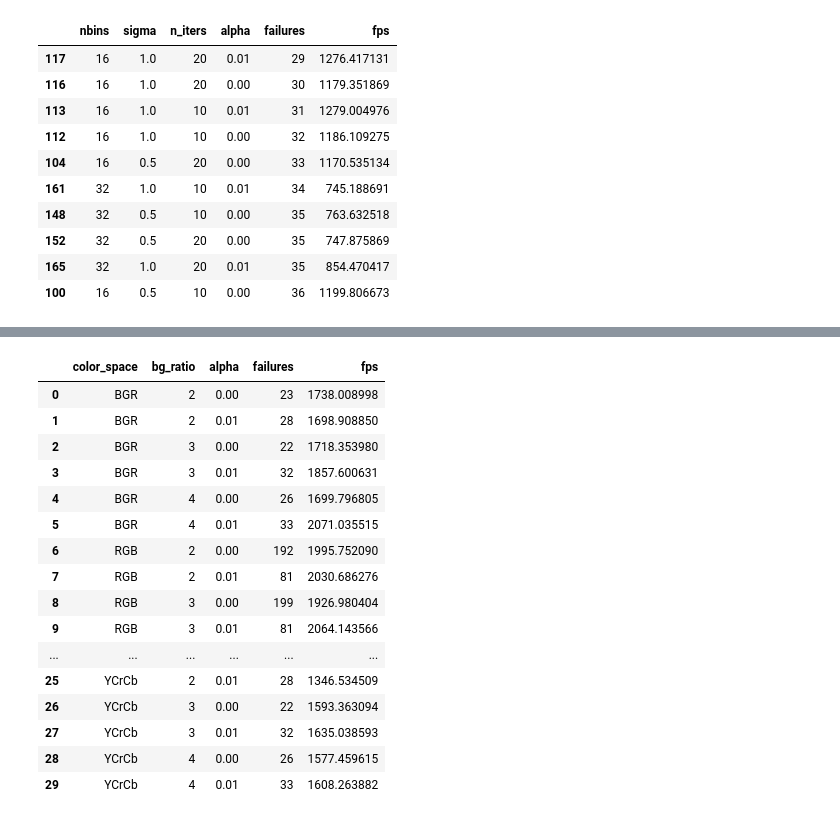
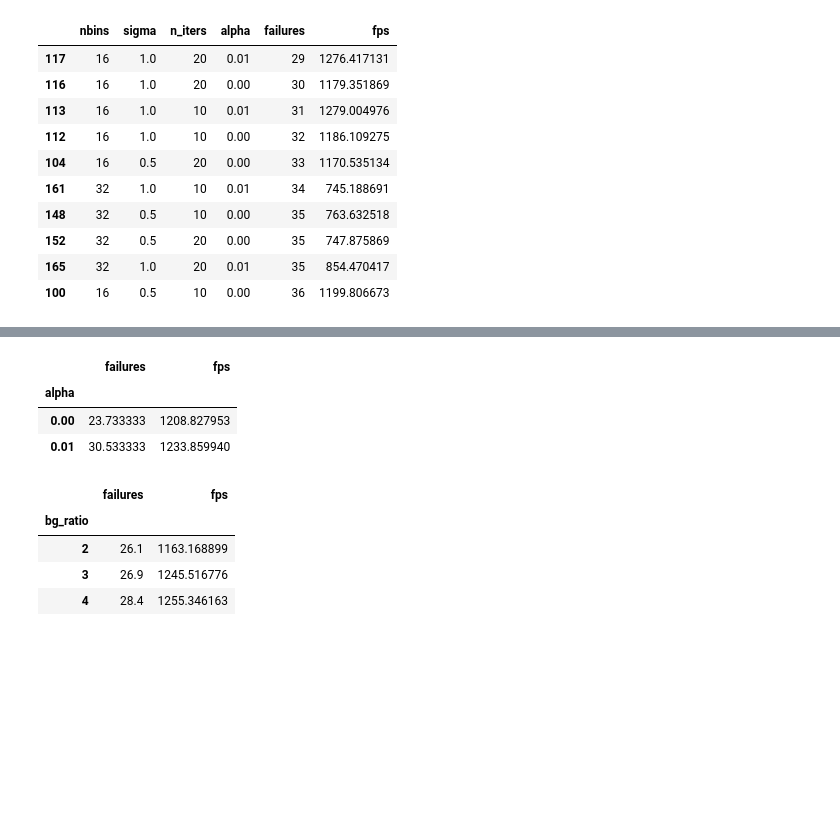
Before and after one commit to markoMedved/Advanced-methods-in-computer-vision-assignments, a Jupyter notebook: Mean-Shift-tracking/report_plots.ipynb, the cells around one changed output, grey strips where cells are left out. Drawn from its saved outputs; the diff is of its cells as text; code cells hidden in the pictures; blank space fills up the shorter version.

```diff
--- a/Mean-Shift-tracking/report_plots.ipynb
+++ b/Mean-Shift-tracking/report_plots.ipynb
@@ -332,20 +327,0 @@ KeyboardInterrupt:
-# %%
-df
-# %% [output]
-|  | color_space | bg_ratio | alpha | failures | fps |
-| 0 | BGR | 2 | 0.00 | 23 | 1738.008998 |
-| 1 | BGR | 2 | 0.01 | 28 | 1698.908850 |
-| 2 | BGR | 3 | 0.00 | 22 | 1718.353980 |
-| 3 | BGR | 3 | 0.01 | 32 | 1857.600631 |
-| 4 | BGR | 4 | 0.00 | 26 | 1699.796805 |
-| 5 | BGR | 4 | 0.01 | 33 | 2071.035515 |
-| 6 | RGB | 2 | 0.00 | 192 | 1995.752090 |
-| 7 | RGB | 2 | 0.01 | 81 | 2030.686276 |
-| 8 | RGB | 3 | 0.00 | 199 | 1926.980404 |
-| 9 | RGB | 3 | 0.01 | 81 | 2064.143566 |
-| ... | ... | ... | ... | ... | ... |
-| 25 | YCrCb | 2 | 0.01 | 28 | 1346.534509 |
-| 26 | YCrCb | 3 | 0.00 | 22 | 1593.363094 |
-| 27 | YCrCb | 3 | 0.01 | 32 | 1635.038593 |
-| 28 | YCrCb | 4 | 0.00 | 26 | 1577.459615 |
-| 29 | YCrCb | 4 | 0.01 | 33 | 1608.263882 |
@@ -355,0 +328,19 @@ df
+# %%
+df = pd.read_csv("parameter_tuning2.csv")
+# Agregate by the bg_ration and alpha
+df_alpha = df.groupby(["alpha"]).agg({"failures": "mean", "fps":"mean"})
+df_alpha
+# %% [output]
+|  | failures | fps |
+| alpha |  |  |
+| 0.00 | 23.733333 | 1208.827953 |
+| 0.01 | 30.533333 | 1233.859940 |
+# %%
+df_bg = df.groupby(["bg_ratio"]).agg({"failures": "mean", "fps":"mean"})
+df_bg
+# %% [output]
+|  | failures | fps |
+| bg_ratio |  |  |
+| 2 | 26.1 | 1163.168899 |
+| 3 | 26.9 | 1245.516776 |
+| 4 | 28.4 | 1255.346163 |
```
Also changed, not shown: parts of 8 cells of this notebook, 13 other files.
